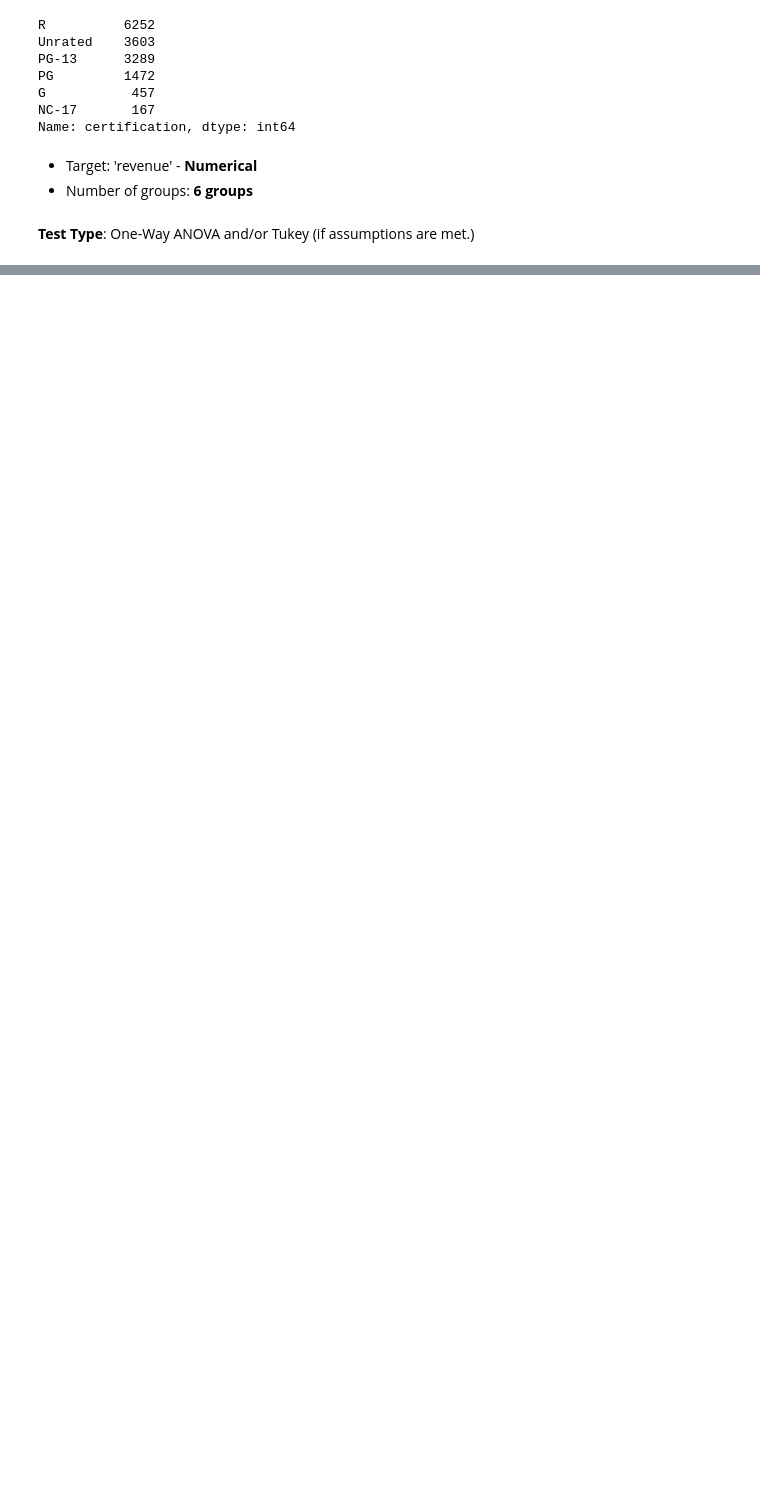
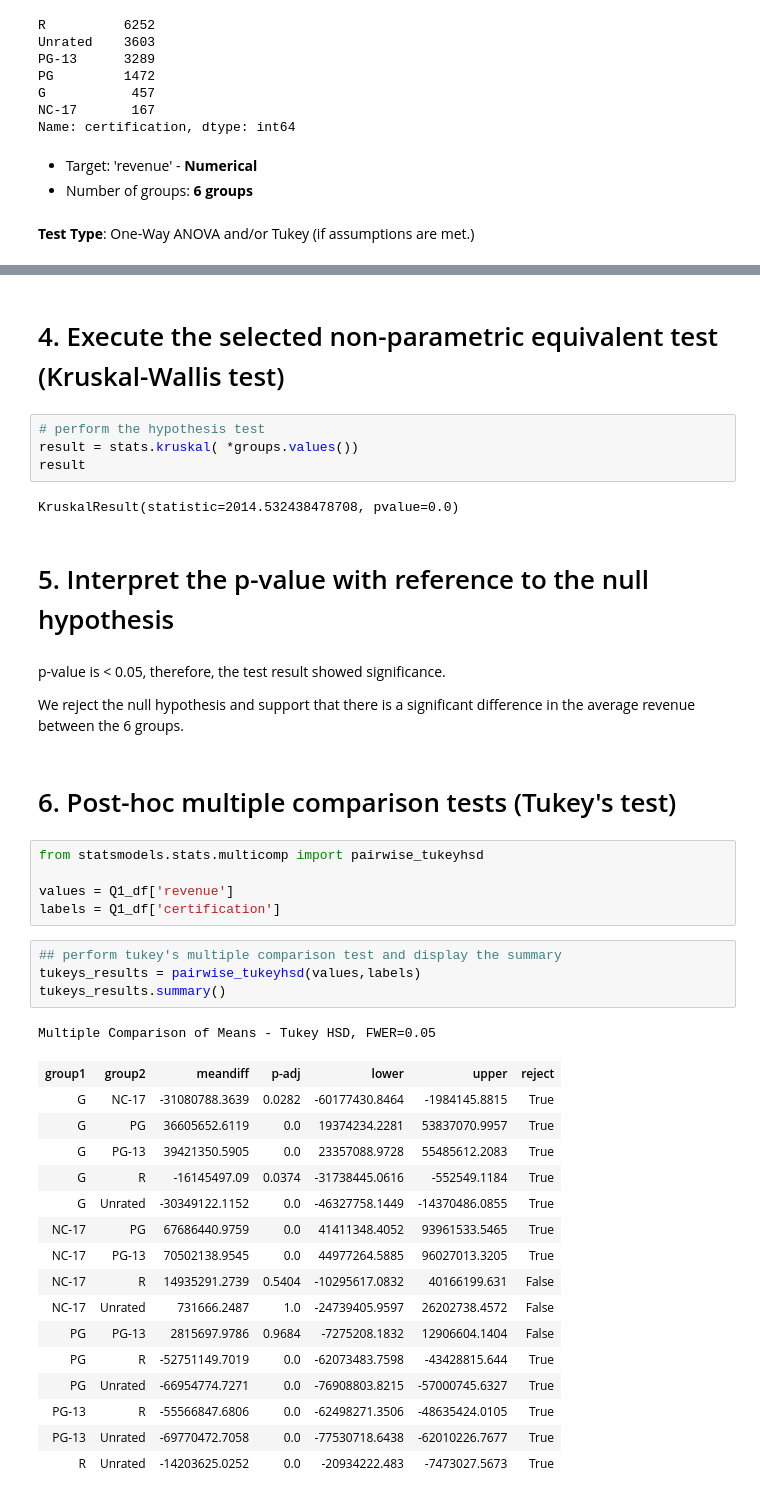
Before and after one commit to ericakitano/Project-3---Movies, a Jupyter notebook: Part 4 - Hypothesis Testing.ipynb, the cells around one changed output, grey strips where cells are left out. Saved outputs shown, nothing was run; the diff lists cells and outputs as text; blank space fills up the shorter version.

```diff
--- a/Part 4 - Hypothesis Testing.ipynb
+++ b/Part 4 - Hypothesis Testing.ipynb
@@ -352,0 +647,43 @@ Name: certification, dtype: int64
+# %% [markdown]
+# 4.  Execute the selected non-parametric equivalent test (Kruskal-Wallis test)
+# %%
+# perform the hypothesis test
+result = stats.kruskal( *groups.values())
+result
+# %% [output]
+KruskalResult(statistic=2014.532438478708, pvalue=0.0)
+# %% [markdown]
+# 5. Interpret the p-value with reference to the null hypothesis
+# %% [markdown]
+p-value is < 0.05, therefore, the test result showed significance.
+
+We reject the null hypothesis and support that there is a significant difference in the average revenue between the 6 groups.
+# %% [markdown]
+# 6. Post-hoc multiple comparison tests (Tukey's test)
+# %%
+from statsmodels.stats.multicomp import pairwise_tukeyhsd
+
+values = Q1_df['revenue']
+labels = Q1_df['certification']
+# %%
+## perform tukey's multiple comparison test and display the summary
+tukeys_results = pairwise_tukeyhsd(values,labels)
+tukeys_results.summary()
+# %% [output]
+Multiple Comparison of Means - Tukey HSD, FWER=0.05
+| group1 | group2 | meandiff | p-adj | lower | upper | reject |
+| G | NC-17 | -31080788.3639 | 0.0282 | -60177430.8464 | -1984145.8815 | True |
+| G | PG | 36605652.6119 | 0.0 | 19374234.2281 | 53837070.9957 | True |
+| G | PG-13 | 39421350.5905 | 0.0 | 23357088.9728 | 55485612.2083 | True |
+| G | R | -16145497.09 | 0.0374 | -31738445.0616 | -552549.1184 | True |
+| G | Unrated | -30349122.1152 | 0.0 | -46327758.1449 | -14370486.0855 | True |
+| NC-17 | PG | 67686440.9759 | 0.0 | 41411348.4052 | 93961533.5465 | True |
+| NC-17 | PG-13 | 70502138.9545 | 0.0 | 44977264.5885 | 96027013.3205 | True |
+| NC-17 | R | 14935291.2739 | 0.5404 | -10295617.0832 | 40166199.631 | False |
+| NC-17 | Unrated | 731666.2487 | 1.0 | -24739405.9597 | 26202738.4572 | False |
+| PG | PG-13 | 2815697.9786 | 0.9684 | -7275208.1832 | 12906604.1404 | False |
+| PG | R | -52751149.7019 | 0.0 | -62073483.7598 | -43428815.644 | True |
+| PG | Unrated | -66954774.7271 | 0.0 | -76908803.8215 | -57000745.6327 | True |
+| PG-13 | R | -55566847.6806 | 0.0 | -62498271.3506 | -48635424.0105 | True |
+| PG-13 | Unrated | -69770472.7058 | 0.0 | -77530718.6438 | -62010226.7677 | True |
+| R | Unrated | -14203625.0252 | 0.0 | -20934222.483 | -7473027.5673 | True |
```
Also changed, not shown: parts of 65 cells of this notebook.
